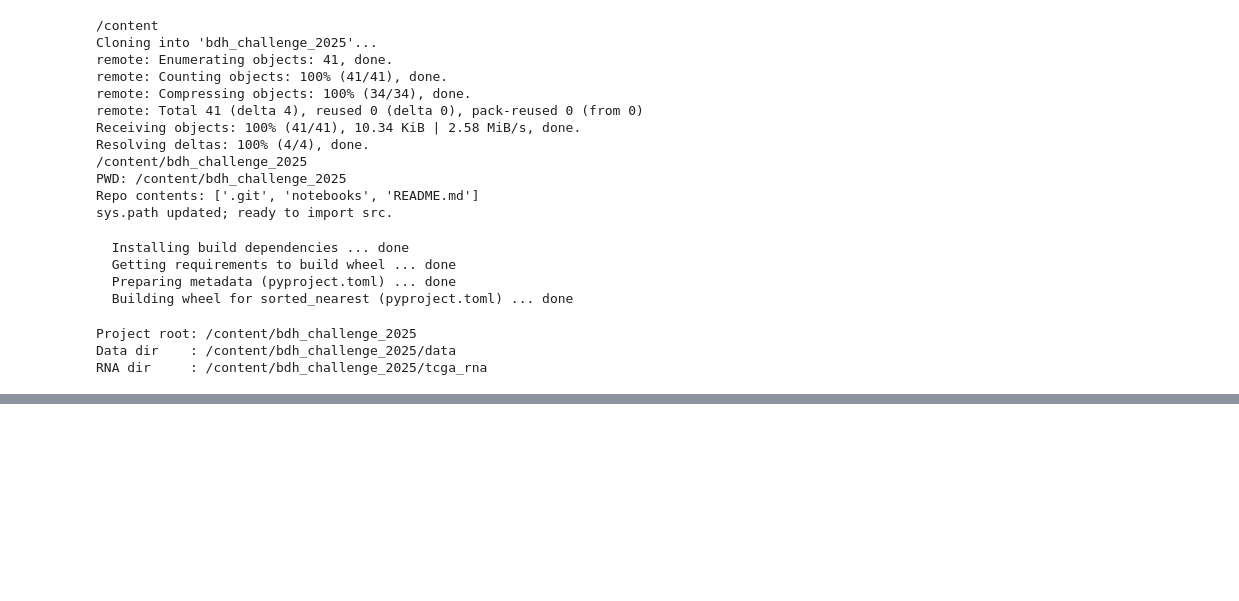
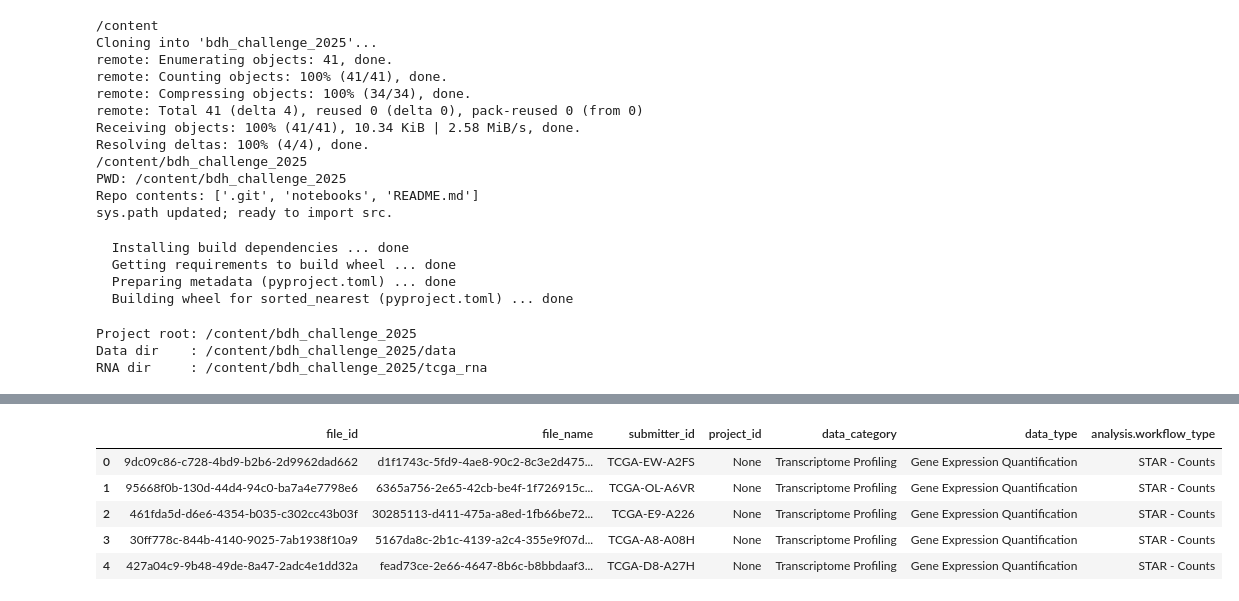
Before and after one commit to arionandrei2000/bdh_challenge_2025, a Jupyter notebook: notebooks/01_data_setup.ipynb, the cells around one changed output, grey strips where cells are left out. Saved outputs shown, nothing was run; the diff lists cells and outputs as text; code cells hidden in the pictures; blank space fills up the shorter version.

```diff
--- a/notebooks/01_data_setup.ipynb
+++ b/notebooks/01_data_setup.ipynb
@@ -69,0 +88,81 @@ RNA dir     : /content/bdh_challenge_2025/tcga_rna
+# %%
+# ============================
+# 04) QUERY GDC FOR GENE EXPRESSION (ALL WORKFLOWS)
+# ============================
+import json, requests
+import pandas as pd
+
+files_query = {
+    "filters": {
+        "op": "and",
+        "content": [
+            {
+                "op": "in",
+                "content": {
+                    "field": "cases.project.project_id",
+                    "value": BULK_RNABERT_PROJECTS,
+                },
+            },
+            {
+                "op": "in",
+                "content": {
+                    "field": "data_category",
+                    "value": ["Transcriptome Profiling"],
+                },
+            },
+            {
+                "op": "in",
+                "content": {
+                    "field": "data_type",
+                    "value": ["Gene Expression Quantification"],
+                },
+            },
+        ],
+    },
+    "format": "JSON",
+    "size": 20000,
+    "fields": (
+        "file_id,file_name,cases.submitter_id,cases.project.project_id,"
+        "data_category,data_type,analysis.workflow_type"
+    ),
+}
+
+resp = requests.post(
+    "https://api.gdc.cancer.gov/files",
+    headers={"Content-Type": "application/json"},
+    data=json.dumps(files_query),
+)
+
+resp_json = resp.json()
+files_json = resp_json.get("data", {}).get("hits", [])
+
+print("HTTP status:", resp.status_code)
+print("Number of files for selected projects:", len(files_json))
+
+if len(files_json) == 0:
+    print("⚠️ GDC returned 0 files. Pagination/debug:")
+    print(json.dumps(resp_json.get("data", {}).get("pagination", {}), indent=2))
+    raise RuntimeError("GDC returned 0 files for this query. Adjust filters or check connection.")
+
+files_df = pd.json_normalize(files_json)
+
+def _get_first_case(x):
+    if isinstance(x, list) and len(x) > 0 and isinstance(x[0], dict):
+        return x[0]
+    return {}
+
+files_df["submitter_id"] = files_df["cases"].apply(
+    lambda x: _get_first_case(x).get("submitter_id", None)
+)
+files_df["project_id"] = files_df["cases"].apply(
+    lambda x: _get_first_case(x).get("project_id", None)
+)
+
+print("Unique workflows:")
+print(files_df["analysis.workflow_type"].value_counts())
+
+files_df[
+    ["file_id", "file_name", "submitter_id", "project_id",
+     "data_category", "data_type", "analysis.workflow_type"]
+].head()
+# %% [output]
@@ -69,0 +175,6 @@ RNA dir     : /content/bdh_challenge_2025/tcga_rna
+|  | file_id | file_name | submitter_id | project_id | data_category | data_type | analysis.workflow_type |
+| 0 | 9dc09c86-c728-4bd9-b2b6-2d9962dad662 | d1f1743c-5fd9-4ae8-90c2-8c3e2d475... | TCGA-EW-A2FS | None | Transcriptome Profiling | Gene Expression Quantification | STAR - Counts |
+| 1 | 95668f0b-130d-44d4-94c0-ba7a4e7798e6 | 6365a756-2e65-42cb-be4f-1f726915c... | TCGA-OL-A6VR | None | Transcriptome Profiling | Gene Expression Quantification | STAR - Counts |
+| 2 | 461fda5d-d6e6-4354-b035-c302cc43b03f | 30285113-d411-475a-a8ed-1fb66be72... | TCGA-E9-A226 | None | Transcriptome Profiling | Gene Expression Quantification | STAR - Counts |
+| 3 | 30ff778c-844b-4140-9025-7ab1938f10a9 | 5167da8c-2b1c-4139-a2c4-355e9f07d... | TCGA-A8-A08H | None | Transcriptome Profiling | Gene Expression Quantification | STAR - Counts |
+| 4 | 427a04c9-9b48-49de-8a47-2adc4e1dd32a | fead73ce-2e66-4647-8b6c-b8bbdaaf3... | TCGA-D8-A27H | None | Transcriptome Profiling | Gene Expression Quantification | STAR - Counts |
```
Also changed, not shown: parts of 8 cells of this notebook.
